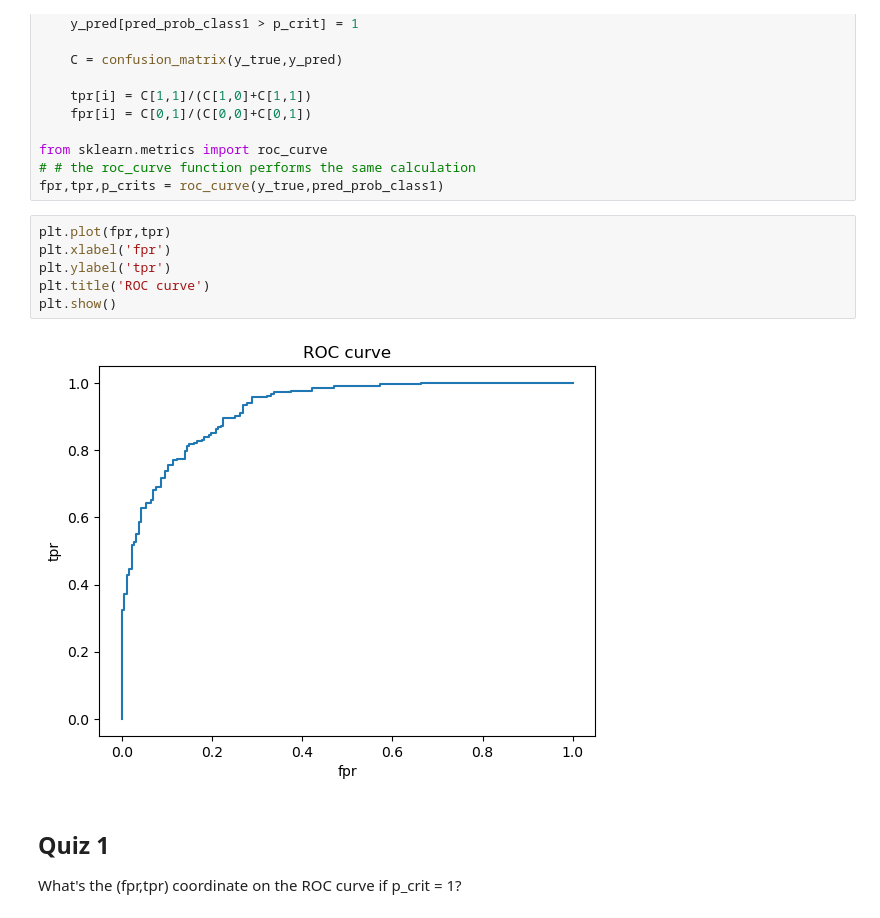
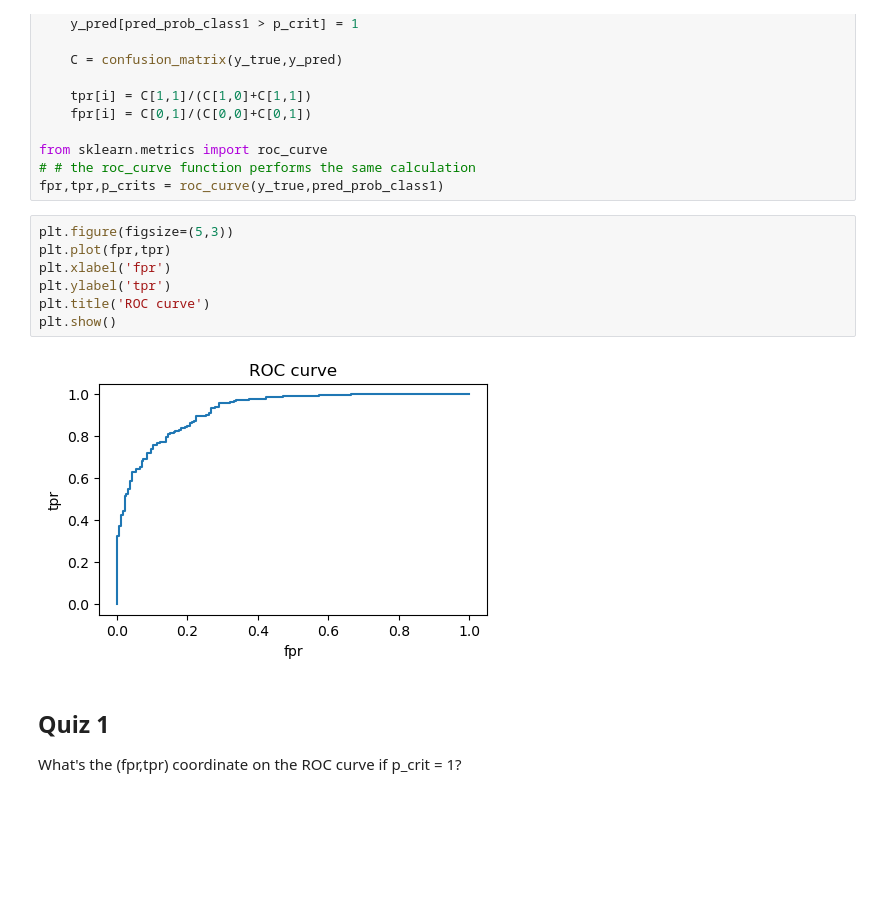
Before and after one commit to BrownDSI/DATA1030-Fall2023, a Jupyter notebook: week5 - evaluation metrics/pred_probs_and_regression.ipynb, the cells around one changed output. Cells and saved outputs as stored; diff of their text form; blank space fills up the shorter version.

```diff
--- a/week5 - evaluation metrics/pred_probs_and_regression.ipynb
+++ b/week5 - evaluation metrics/pred_probs_and_regression.ipynb
@@ -68,13 +75,14 @@ from sklearn.metrics import roc_curve
 # # the roc_curve function performs the same calculation
 fpr,tpr,p_crits = roc_curve(y_true,pred_prob_class1)
 # %%
+plt.figure(figsize=(5,3))
 plt.plot(fpr,tpr)
 plt.xlabel('fpr')
 plt.ylabel('tpr')
 plt.title('ROC curve')
 plt.show()
 # %% [output]
-[figure, old version]
+[figure, new version]
 # %% [markdown]
 ## Quiz 1
 What's the (fpr,tpr) coordinate on the ROC curve if p_crit = 1?
```
Also changed, not shown: parts of 3 cells of this notebook.
